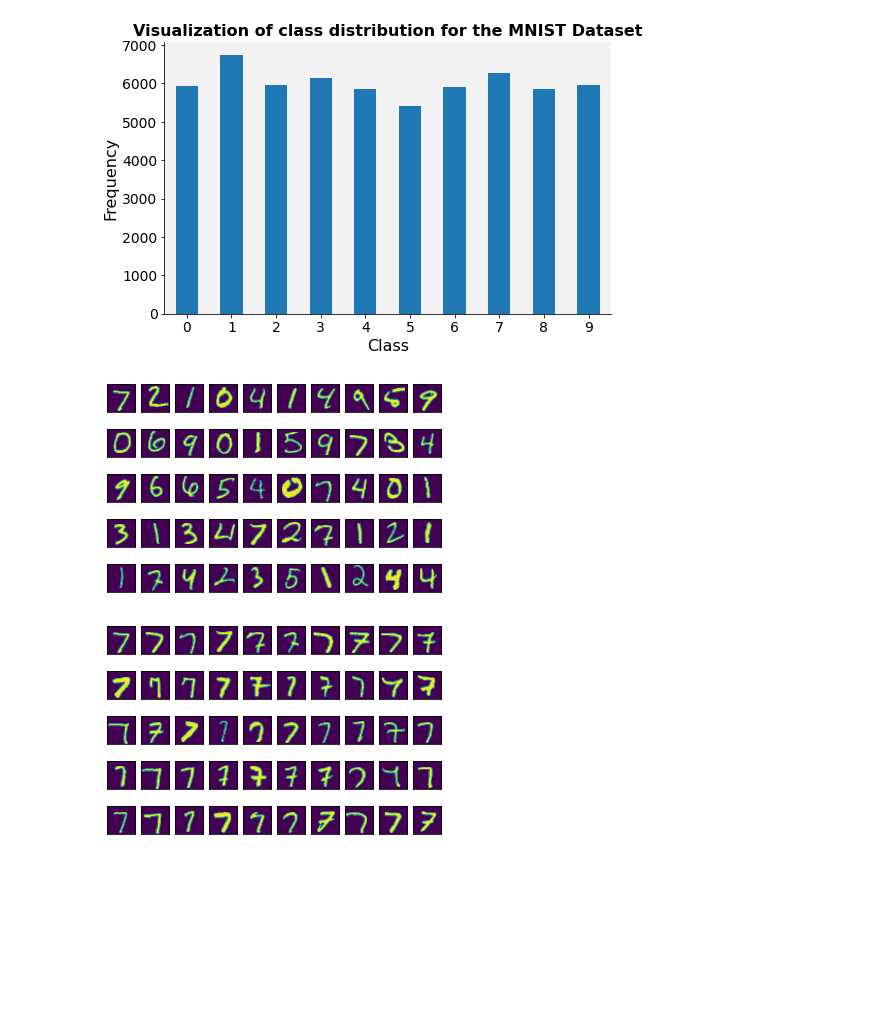
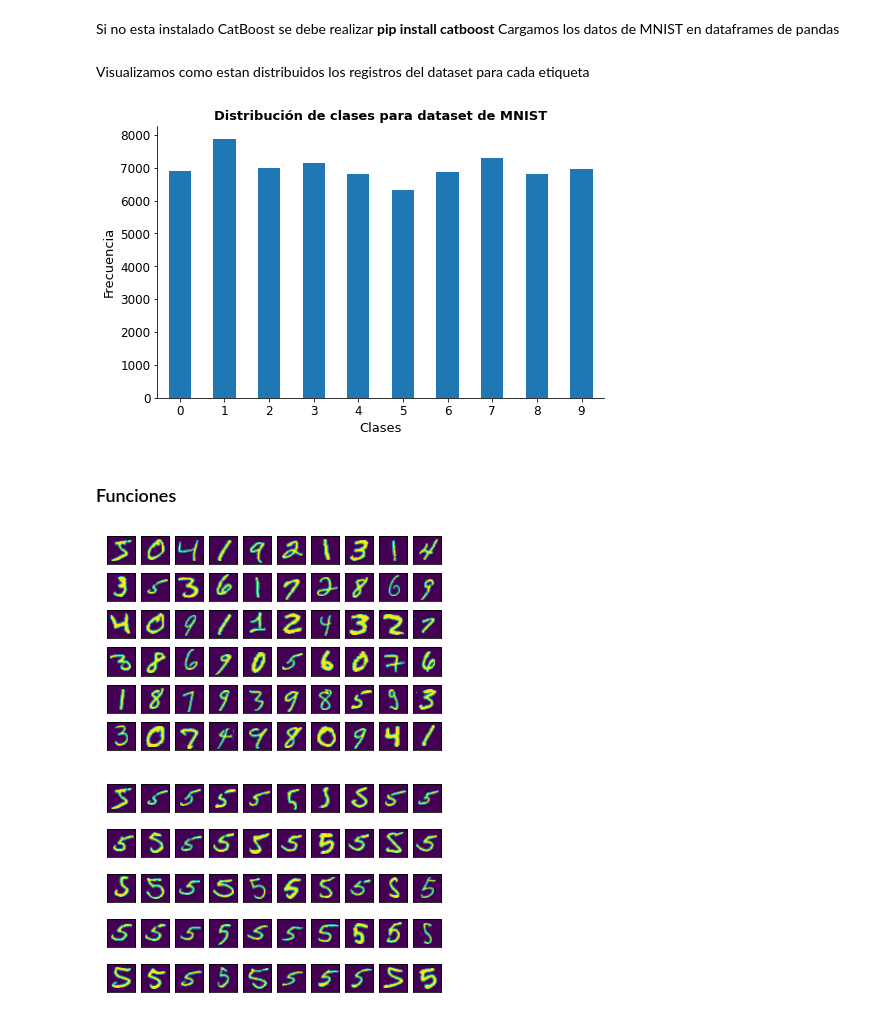
Before and after one commit to djgonzalezflores/AutoML, a Jupyter notebook: MNIST con PCA.ipynb, the cells around one changed output. Drawn from its saved outputs; the diff is of its cells as text; code cells hidden in the pictures; blank space fills up the shorter version.

Commit message:
ultimas modificaciones - mnist y funcionalidades
practico digits
y funcionalidades

```diff
--- a/MNIST con PCA.ipynb
+++ b/MNIST con PCA.ipynb
@@ -21,3 +27,6 @@ from catboost import CatBoostClassifier
+# %% [markdown]
+Si no esta instalado CatBoost se debe realizar  **pip install catboost**
+Cargamos los datos de MNIST en dataframes de pandas
 # %%
 path = './data'
 # %%
@@ -29,31 +38,41 @@ y_train = train_df.iloc[:,0]
 
 X_test = test_df.iloc[:,1:]
 y_test = test_df.iloc[:,0]
+
+# set de datos completo
+
+_X_full_ = pd.concat([train_df,test_df])
+_X_ = _X_full_.iloc[:,1:]
+_y_ = _X_full_.iloc[:,0]
+# %% [markdown]
+Visualizamos como estan distribuidos los registros del dataset para cada etiqueta
 # %%
+# Visualize target distribution
+_X_full_['label'].value_counts().sort_index().plot(kind='bar', figsize=(8, 5), rot=0)
+plt.title('Distribución de clases para dataset de MNIST', fontsize=13, weight='bold')
 
-
-# Visualize target distribution
-train_df['label'].value_counts().sort_index().plot(kind='bar', figsize=(8, 5), rot=0)
-plt.title('Visualization of class distribution for the MNIST Dataset', fontsize=16, weight='bold')
-plt.xticks(fontsize=14)
-plt.yticks(fontsize=14)
-plt.xlabel('Class', fontsize=16)
-plt.ylabel('Frequency', fontsize=16)
+plt.xticks(fontsize=12)
+plt.yticks(fontsize=12)
+plt.xlabel('Clases', fontsize=13)
+plt.ylabel('Frecuencia', fontsize=13)
 sns.despine()
 plt.show()
 # %% [output]
-[figure, old version]
+[figure, new version]
+# %% [markdown]
+### Funciones
 # %%
 def show_images(num_images):
+    """
+    Muestra en una tabla de imágenes del set de datos
+    """
+
     if num_images % 10 == 0 and num_images <= 100:
         for digit_num in range(0,num_images):
             plt.subplot(num_images/10,10,digit_num+1) #create subplots
-            mat_data = X_test.iloc[digit_num].values.reshape(28,28)  #reshape images
+            mat_data = _X_.iloc[digit_num].values.reshape(28,28)  #reshape images
             plt.imshow(mat_data) #plot the data
             plt.xticks([]) #removes numbered labels on x-axis
             plt.yticks([]) #removes numbered labels on y-axis
-show_images(50)
-# %% [output]
-[figure, removed]
 # %%
 def show_images_by_digit(digit_to_see):
@@ -66,9 +90,13 @@ def show_images_by_digit(digit_to_see):
             plt.imshow(mat_data) #plot the data
             plt.xticks([]) #removes numbered labels on x-axis
             plt.yticks([]) #removes numbered labels on y-axis
+# %%
+show_images(60)
+# %% [output]
+[figure, added]
 # %%
-show_images_by_digit(7)
+show_images_by_digit(5)
 # %% [output]
-[figure, old version]
+[figure, new version]
 # %%
 def get_pca(n_components, data):
```
Also changed, not shown: parts of 38 cells of this notebook, 3 other files.
